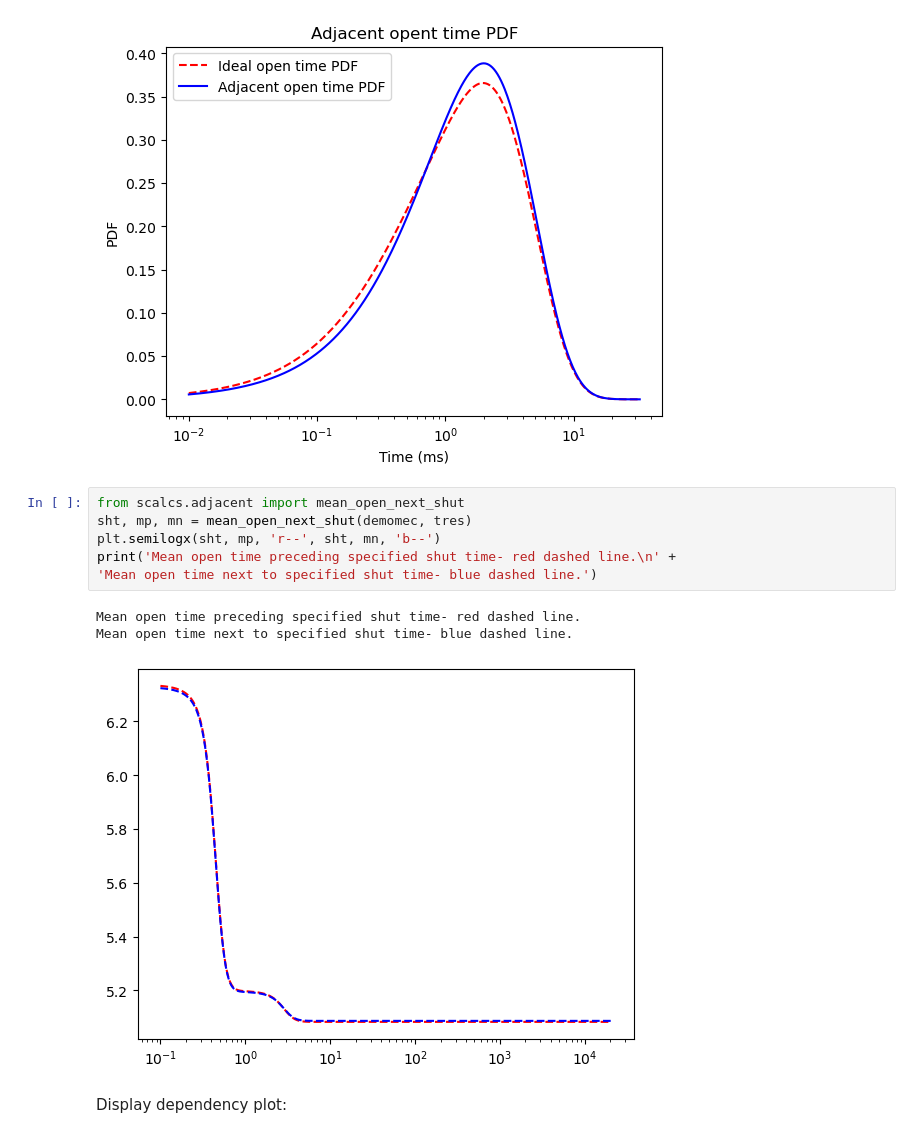
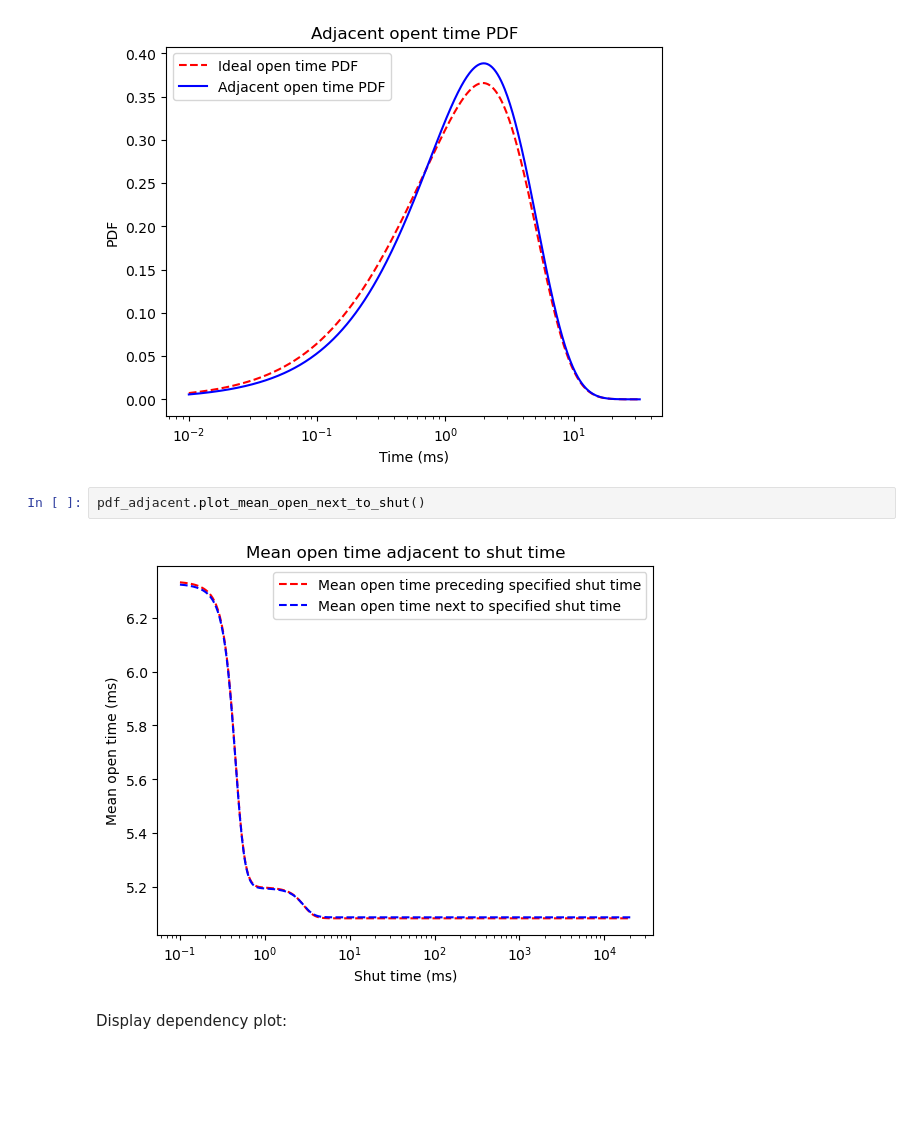
Before and after one commit to DCPROGS/SCALCS, a Jupyter notebook: examples/Adjacent.ipynb, the cells around one changed output. Cells and saved outputs as stored; diff of their text form; blank space fills up the shorter version.

Commit message:
updated HJC-adjacent-mean-open-to-shut plot

```diff
--- a/examples/Adjacent.ipynb
+++ b/examples/Adjacent.ipynb
@@ -33,16 +33,10 @@ Mean from direct calculation (ms) = 1.977215
 pdf_adjacent.plot_adjacent_open_time_pdf(tres, u1, u2)
 # %% [output]
 [figure]
-# %%
-from scalcs.adjacent import mean_open_next_shut
-sht, mp, mn = mean_open_next_shut(demomec, tres)
-plt.semilogx(sht, mp, 'r--', sht, mn, 'b--')
-print('Mean open time preceding specified shut time- red dashed line.\n' +
-'Mean open time next to specified shut time- blue dashed line.')
-# %% [output]
-Mean open time preceding specified shut time- red dashed line.
-Mean open time next to specified shut time- blue dashed line.
-[figure, removed]
+# %%
+pdf_adjacent.plot_mean_open_next_to_shut()
+# %% [output]
+[figure, added]
 # %% [markdown]
 Display dependency plot:
 # %%
```
Also changed, not shown: parts of 1 cell of this notebook, 2 other files.
